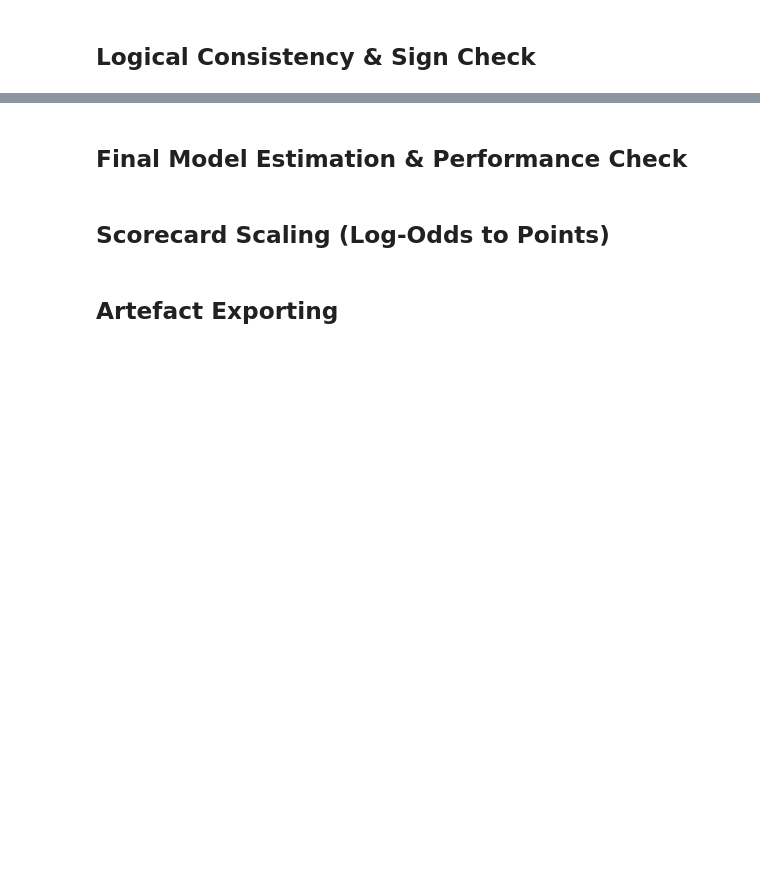
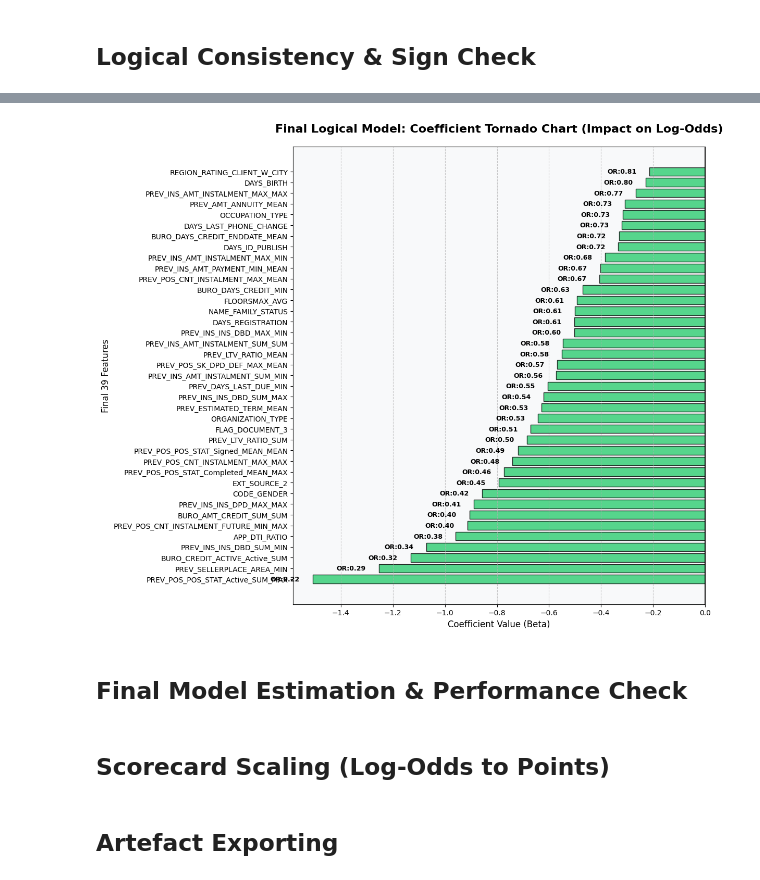
Before and after one commit to ErenReyhanlioglu/Credit_Risk_Analysis, a Jupyter notebook: notebooks/03_logistic_regression_scorecard.ipynb, the cells around one changed output, grey strips where cells are left out. Saved outputs shown, nothing was run; the diff lists cells and outputs as text; code cells hidden in the pictures; blank space fills up the shorter version.

```diff
--- a/notebooks/03_logistic_regression_scorecard.ipynb
+++ b/notebooks/03_logistic_regression_scorecard.ipynb
@@ -359,0 +421,11 @@ plt.show()
+# %%
+stats_logical = pd.DataFrame({
+    'coef': final_logical_model.params,
+    'std_err': final_logical_model.bse,
+    'z_score': final_logical_model.tvalues,
+    'p_value': final_logical_model.pvalues,
+    'ci_lower': final_logical_model.conf_int()[0],
+    'ci_upper': final_logical_model.conf_int()[1]
+}).drop('const')
+
+stats_logical['odds_ratio'] = np.exp(stats_logical['coef'])
@@ -360,3 +497,36 @@ plt.show()
+# %%
+import matplotlib.pyplot as plt
+import numpy as np
+
+plot_data = stats_logical.sort_values(by='coef')
+
+plt.figure(figsize=(12, 10))
+
+# Color coding: Red for positive (Risk Increasing), Green for negative (Risk Decreasing)
+colors = ['#e74c3c' if c > 0 else '#2ecc71' for c in plot_data['coef']]
+
+bars = plt.barh(plot_data.index, plot_data['coef'], color=colors, edgecolor='black', alpha=0.8)
+plt.axvline(x=0, color='black', linestyle='-', linewidth=2)
+
+plt.title('Final Logical Model: Coefficient Tornado Chart (Impact on Log-Odds)', fontsize=16, fontweight='bold', pad=20)
+plt.xlabel('Coefficient Value (Beta)', fontsize=12)
+plt.ylabel('Final 39 Features', fontsize=12)
+
+for i, bar in enumerate(bars):
+    val = bar.get_width()
+    or_val = plot_data['odds_ratio'].iloc[i]
+    text_x = val + 0.05 if val > 0 else val - 0.05
+    ha = 'left' if val > 0 else 'right'
+    plt.text(text_x, bar.get_y() + bar.get_height()/2, f"OR:{or_val:.2f}",
+             va='center', ha=ha, fontsize=9, color='black', fontweight='bold')
+
+plt.grid(axis='x', linestyle='--', alpha=0.7)
+plt.gca().set_facecolor('#f8f9fa')
+
+plt.tight_layout()
+plt.show()
+# %% [output]
+[figure, added]
 # %% [markdown]
 ## **Final Model Estimation & Performance Check**
 # %% [markdown]
```
Also changed, not shown: parts of 13 cells of this notebook, 1 other file.
